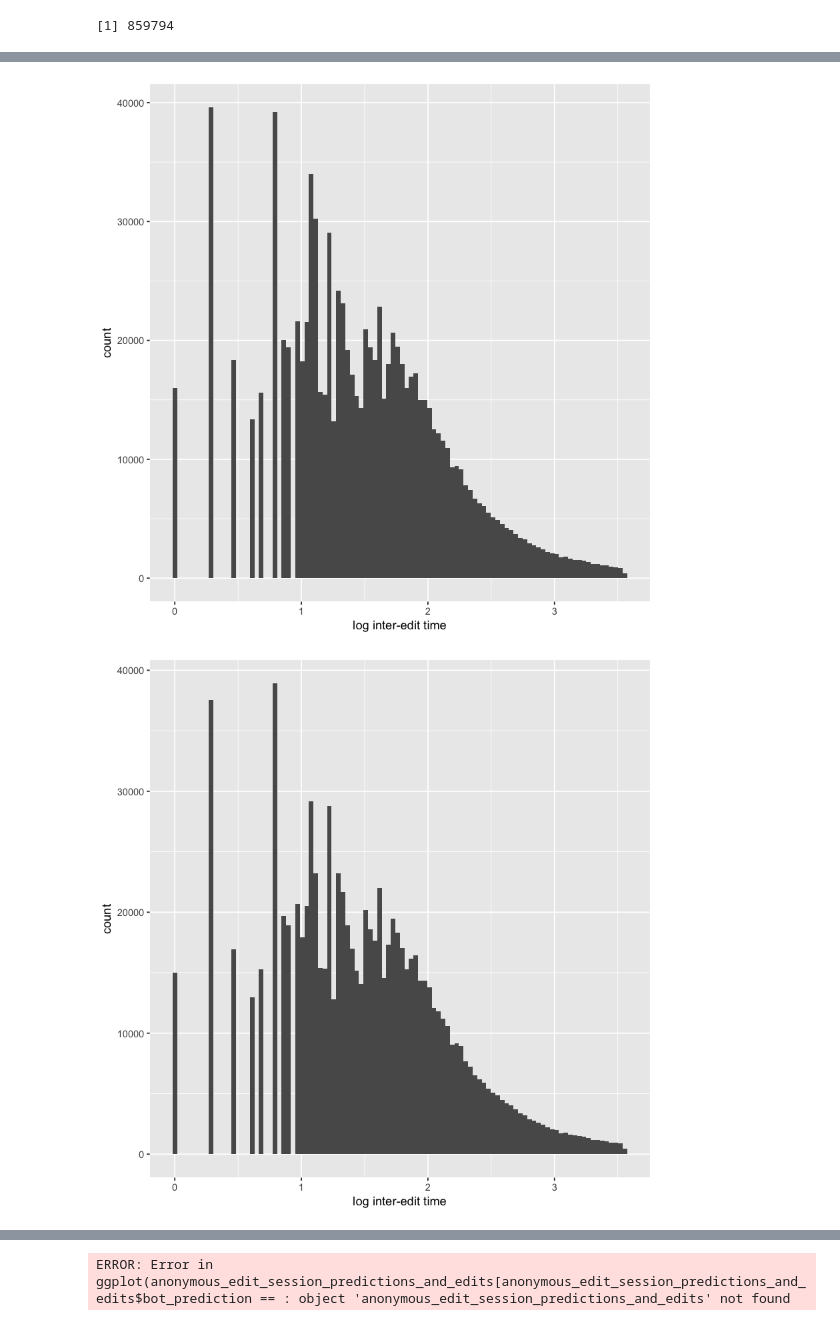
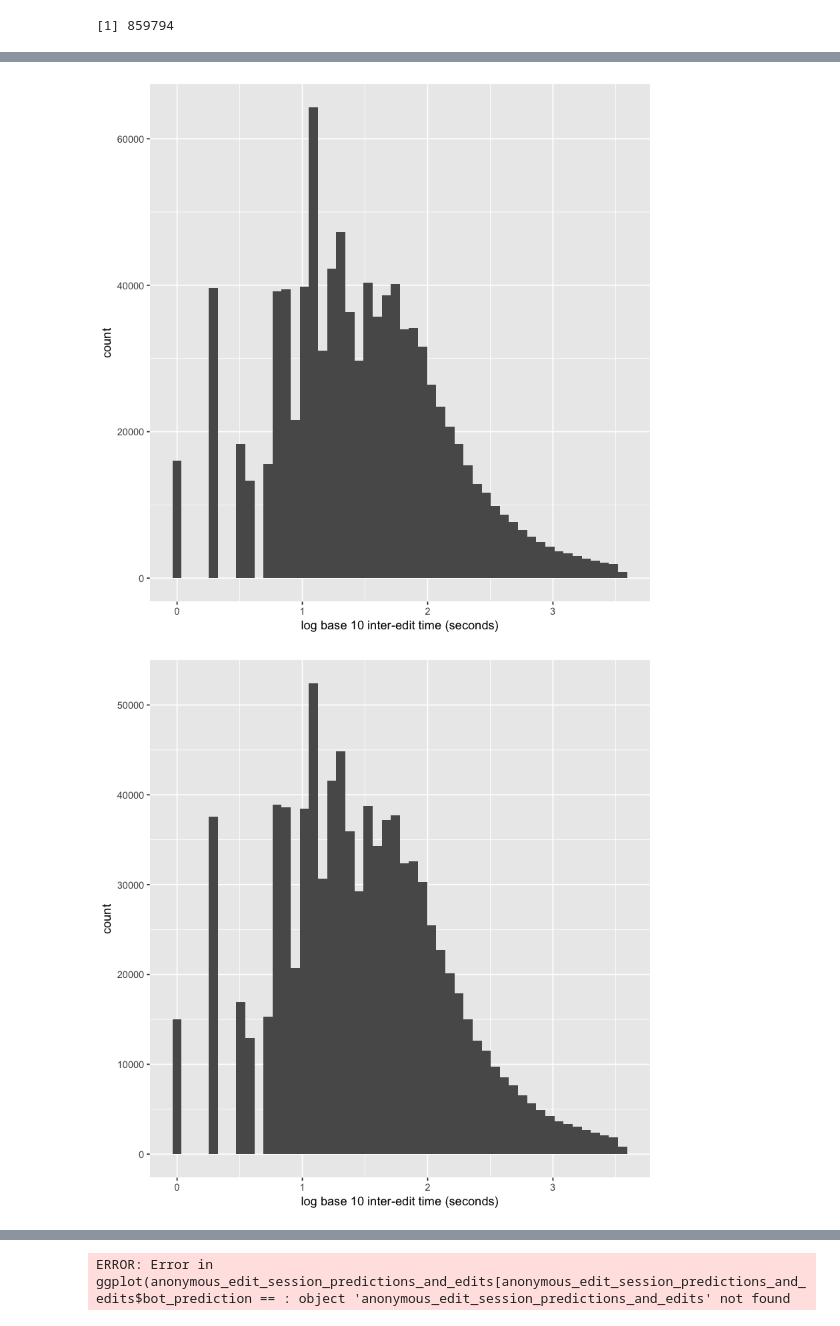
Before and after one commit to hall1467/wikidata_usage_tracking, a Jupyter notebook: jupyter_notebooks/edit_type_analyses/anonymous_user_edit_predictions_inter_edit_timing_I2.ipynb, the cells around one changed output, grey strips where cells are left out. Drawn from its saved outputs; the diff is of its cells as text; code cells hidden in the pictures.

```diff
--- a/jupyter_notebooks/edit_type_analyses/anonymous_user_edit_predictions_inter_edit_timing_I2.ipynb
+++ b/jupyter_notebooks/edit_type_analyses/anonymous_user_edit_predictions_inter_edit_timing_I2.ipynb
@@ -168,15 +168,15 @@ geom_histogram(bins=100) + labs(x="log inter-edit time");
 # %%
 ggplot(anonymous_edit_session_thresholds_and_edits_recall_60_percent[anonymous_edit_session_thresholds_and_edits_recall_60_percent$edits >= 10],
        aes(x=log_inter_edit)) +
-geom_histogram(bins=100) + labs(x="log inter-edit time");
+geom_histogram(bins=50) + labs(x="log base 10 inter-edit time (seconds)");
 # %% [output]
-[figure, old version]
+[figure, new version]
 # %%
 ggplot(anonymous_edit_session_thresholds_and_edits_recall_70_percent[anonymous_edit_session_thresholds_and_edits_recall_70_percent$edits >= 10],
        aes(x=log_inter_edit)) +
-geom_histogram(bins=100) + labs(x="log inter-edit time");
+geom_histogram(bins=50) + labs(x="log base 10 inter-edit time (seconds)");
 # %% [output]
-[figure, old version]
+[figure, new version]
 # %%
 ggplot(anonymous_edit_session_thresholds_and_edits_recall_80_percent[anonymous_edit_session_thresholds_and_edits_recall_80_percent$edits >= 10],
        aes(x=log_inter_edit)) +
```
Also changed, not shown: parts of 10 cells of this notebook, 1 other file.
